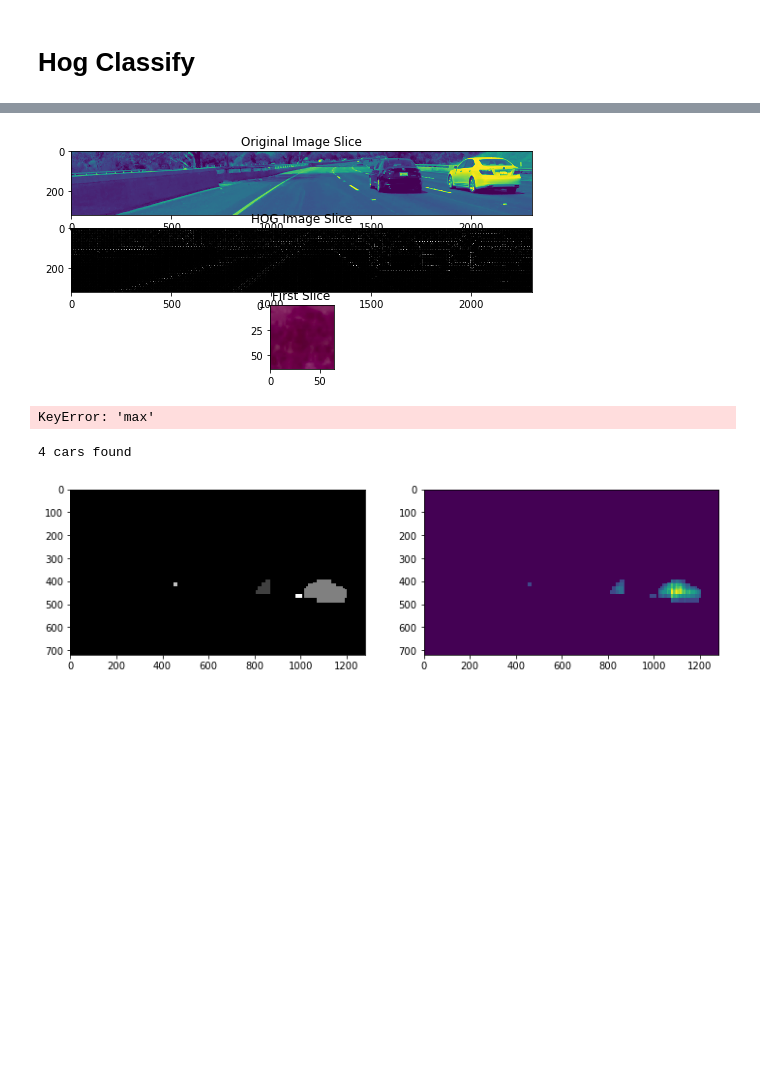
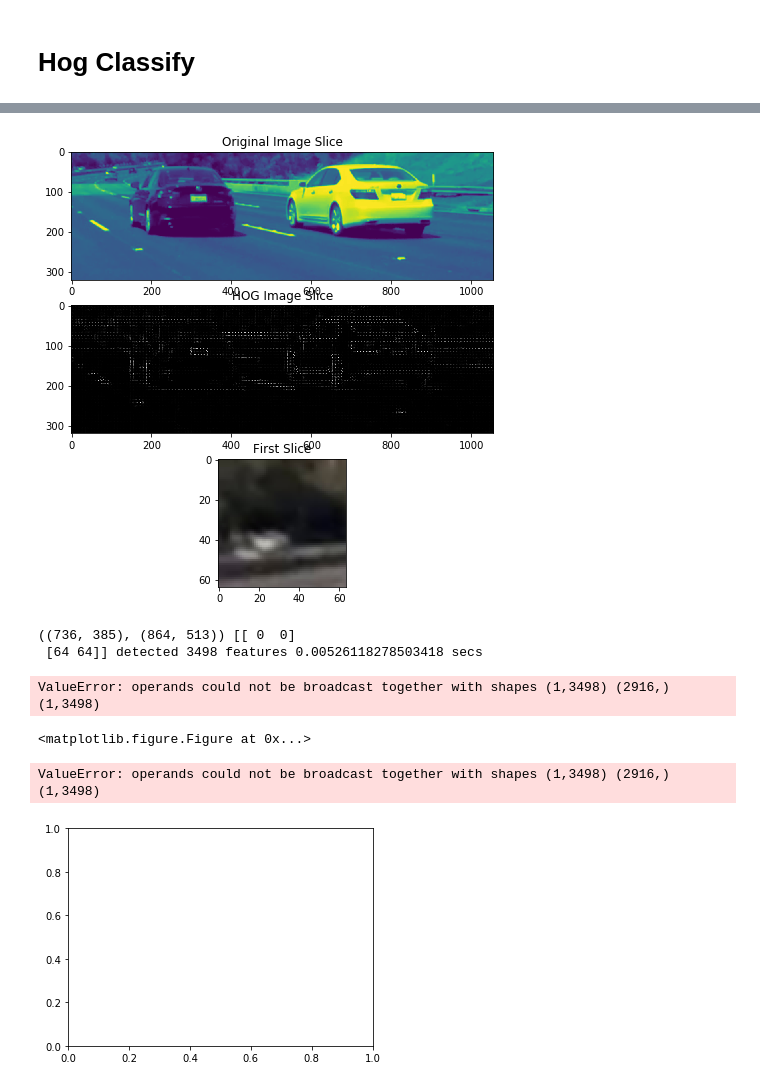
Before and after one commit to hortovanyi/udacity-vehicle-detection-project, a Jupyter notebook: Data Exploration.ipynb, the cells around one changed output, grey strips where cells are left out. Saved outputs shown, nothing was run; the diff lists cells and outputs as text; code cells hidden in the pictures; blank space fills up the shorter version.

Commit message:
ndim label, box_variance to reduce false positives
also decrease window search area

```diff
--- a/Data Exploration.ipynb
+++ b/Data Exploration.ipynb
@@ -229,7 +228,7 @@ notcars = not_car_images
 colorspace = 'YCrCb' # Can be BGR, HSV, LUV, HLS, YUV, YCrCb
 orient = 9
 pix_per_cell = 8
-cell_per_block = 2
+cell_per_block = 3
 hog_channel = 0 # Can be 0, 1, 2, or "ALL"
 
 t=time.time()
@@ -346,7 +345,7 @@ def window_test(images=fixed(vimages), i:(0,len(vimages)-1)=0,
 color_space = 'YCrCb' # Can be BGR, HSV, LUV, HLS, YUV, YCrCb
 orient = 9  # HOG orientations
 pix_per_cell = 8 # HOG pixels per cell
-cell_per_block = 2 # HOG cells per block
+cell_per_block = 3 # HOG cells per block
 hog_channel = 0 # Can be 0, 1, 2, or "ALL"
 spatial_size = (32, 32) # Spatial binning dimensions
 hist_bins = 32    # Number of histogram bins
@@ -379,62 +378,45 @@ def camera_window_box_test(images=fixed(vimages), i:(0,len(vimages)-1)=0, shape:
 # %%
-## initialise an object to contain common parameters
-color_space = 'YCrCb' # Can be BGR, HSV, LUV, HLS, YUV, YCrCb
-orient = 9  # HOG orientations
-pix_per_cell = 8 # HOG pixels per cell
-cell_per_block = 2 # HOG cells per block
-hog_channel = 0 # Can be 0, 1, 2, or "ALL"
-spatial_size = (32, 32) # Spatial binning dimensions
-hist_bins = 32    # Number of histogram bins
-hist_range = (0,256)
-spatial_feat = False # Spatial features on or off
-hist_feat = True # Histogram features on or off
-hog_feat = True # HOG features on or off
-
-
-search_params = SearchParams(color_space, orient, pix_per_cell, cell_per_block, hog_channel, spatial_size,
-                  hist_bins, hist_range, spatial_feat, hist_feat, hog_feat, svc, X_scaler)
-
 @interact
 def hog_slice_test(images=fixed(vimages), i:(0,len(vimages)-1)=0,
                    shape:["small","smallish","medium","large","max"]="small"):
     camera_image = CameraImage(images[i])
     window_boxes = WindowBoxes(camera_image.height, camera_image.width)
     image_slice = ImageSlice(camera_image, window_boxes, search_params, shape)
     image_windows = [wbs for wbs in image_slice.window_generator()]
     image = image_slice.image
 
     hog_image = image_slice.hog_image(0)
 #     print(window_boxes.bounding_box(shape), window_boxes.resize_64x64_ratio(shape), image.shape)
 
     hog_features_list = image_slice.hog_features_list
 #     print(len(hog_features_list))
 #     print("hog_features_list[0].values.shape=",hog_features_list[0].values.shape)
 #     print(image_slice.image.shape,hog_image.shape)
     #print(window_boxes.windows(shape))
 #     print(image_windows)
 
 #     for w in image_windows:
 #         print("windows: %r slice_window %r hog: %r" % (w.bbox, w.bbox_slice,
 #                                                        image_slice.window_hog_features(w.bbox_slice)))
-    fig = plt.figure(figsize=(12,4))
+    fig = plt.figure(figsize=(20,8))
     plt.subplot(311)
     plt.imshow(cv2.cvtColor(image, cv2.COLOR_BGR2YCrCb)[:,:,0])
     plt.title('Original Image Slice')
     plt.subplot(312)
     plt.imshow(hog_image, cmap='gray')
     plt.title('HOG Image Slice')
     plt.subplot(313)
     plt.imshow(hog_image, cmap='gray')
     plt.title('First Slice')
-    plt.imshow(cv2.cvtColor(image_slice.slice_window(image_windows[0].bbox_slice), cv2.COLOR_LUV2RGB))
+    plt.imshow(cv2.cvtColor(image_slice.slice_window(image_windows[0].bbox_slice), cv2.COLOR_YCrCb2RGB))
 # %% [output]
-[figure, old version]
+[figure, new version]
 # %%
 # this is really slow when there are lots of windows - run with caution
 
 @interact
 def single_windows_features_test(images=fixed(images), i:(0,len(images)-1)=0,
-                                 shape:["small","smallish","medium","large","max"]="max"):
+                                 shape:wb.shape_keys="medium"):
 
     vehicle_detection = VehicleDetection(search_params,images[i].shape[0], images[i].shape[1])
     vehicle_detection.image = images[i]
@@ -446,11 +428,11 @@ def single_windows_features_test(images=fixed(images), i:(0,len(images)-1)=0,
     fig = plt.figure(figsize=(10,nboxes*1.5))
 
     i = 0
-    for wbs in image_slice.window_generator()[:10]:
+    for wbs in image_slice.window_generator():
         t=time.time()
         features = VehicleDetection.single_window_features(image_slice, wbs, search_params)
         t2=time.time()
-#         print("{} {} detected {} features {} secs".format(wbs.bbox, wbs.bbox_slice,len(features),t2-t))
+        print("{} {} detected {} features {} secs".format(wbs.bbox, wbs.bbox_slice,len(features),t2-t))
         #X=[features]
         scaled_features = search_params.X_scaler.transform(features.reshape(1,-1))
         t3=time.time()
@@ -459,21 +441,24 @@ def single_windows_features_test(images=fixed(images), i:(0,len(images)-1)=0,
 #         print("scaled_X {}".format(scaled_X))
         prediction = search_params.clf.predict(scaled_features)
         t4=time.time()
-#         print("{} for {} total detection time: {} transform time: {} prediction time: {}".format(prediction,wbs.bbox_slice,t2-t,t3-t2,t4-t3))
-        # plotting is slow
-        plt.subplot(nboxes, 3, (i*3)+1)
-        plt.imshow(image_slice.slice_window(wbs.bbox_slice))
-        #plt.xticks([]), plt.yticks([])
-        plt.subplot(nboxes, 3, (i*3)+2)
-        plt.plot(features)
-        plt.subplot(nboxes, 3, (i*3)+3)
-        plt.plot(scaled_features[0])
-        fig.tight_layout()
-        i += 1
+        print("{} for {} total detection time: {} transform time: {} prediction time: {}".format(prediction,wbs.bbox_slice,t2-t,t3-t2,t4-t3))
+#         # plotting is slow
+#         plt.subplot(nboxes, 3, (i*3)+1)
+#         plt.imshow(image_slice.slice_window(wbs.bbox_slice))
+#         #plt.xticks([]), plt.yticks([])
+#         plt.subplot(nboxes, 3, (i*3)+2)
+#         plt.plot(features)
+#         plt.subplot(nboxes, 3, (i*3)+3)
+#         plt.plot(scaled_features[0])
+#         fig.tight_layout()
+#         i += 1
 
     plt.show
 # %% [output]
-KeyError: 'max'
+((736, 385), (864, 513)) [[ 0  0]
+ [64 64]] detected 3498 features 0.00526118278503418 secs
+ValueError: operands could not be broadcast together with shapes (1,3498) (2916,) (1,3498)
+<matplotlib.figure.Figure at 0x...>
 # %%
 loop = asyncio.new_event_loop()
 asyncio.set_event_loop(loop)
@@ -517,8 +502,8 @@ def hot_windows_test(images=fixed(vimages), i:(0,len(vimages)-1)=0):
 #     print(window_boxes.bounding_box(shape), window_boxes.resize_64x64_ratio(shape), img.shape)
 #     return arr2img(hog_image)
 # %% [output]
-4 cars found
+ValueError: operands could not be broadcast together with shapes (1,3498) (2916,) (1,3498)
-[figure, old version]
+[figure, new version]
 # %%
 loop = asyncio.new_event_loop()
 asyncio.set_event_loop(loop)
```
Also changed, not shown: parts of 9 cells of this notebook, 7 other files.
